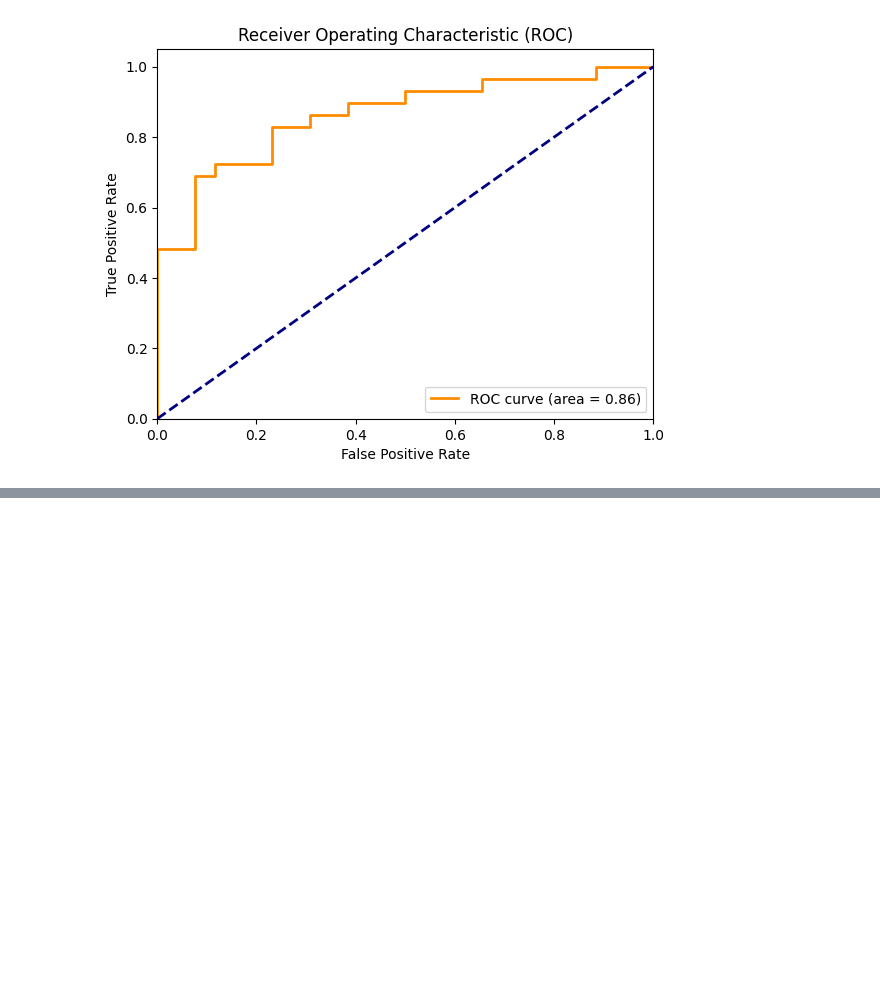
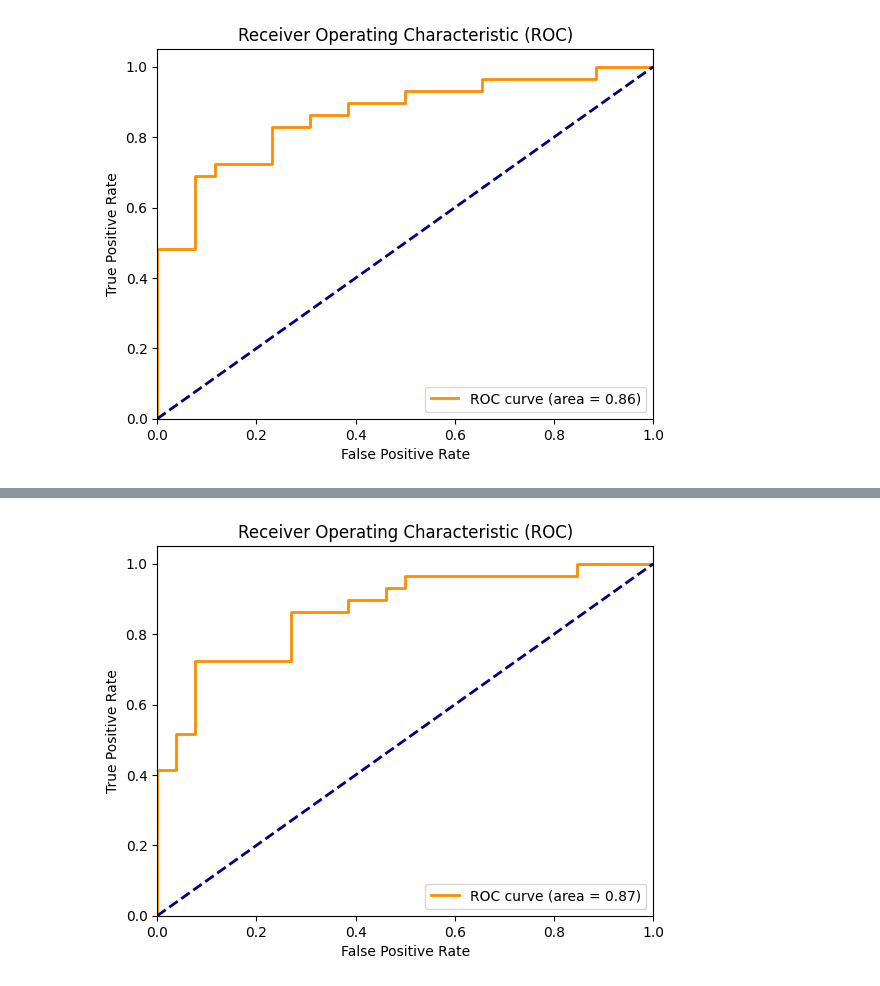
Before and after one commit to BertoloniLucas/SimaAI, a Jupyter notebook: models/SVM.ipynb, the cells around one changed output, grey strips where cells are left out. Drawn from its saved outputs; the diff is of its cells as text; code cells hidden in the pictures; blank space fills up the shorter version.

```diff
--- a/models/SVM.ipynb
+++ b/models/SVM.ipynb
@@ -92,0 +195,83 @@ ROC AUC: 0.86
+# %%
+import pandas as pd
+from sklearn.model_selection import train_test_split
+from sklearn.svm import SVC
+from sklearn.metrics import classification_report, confusion_matrix, roc_curve, roc_auc_score
+from sklearn.impute import SimpleImputer
+import matplotlib.pyplot as plt
+from hyperopt import fmin, tpe, hp, Trials, STATUS_OK
+from hyperopt.pyll.base import scope
+
+# Cargar los datos desde el CSV, ignorando la columna de índice
+file_path = 'C:\\Users\\48242450\\Documents\\Pruebas-Proyecto\\conversion_predictors_of_clinically_isolated_syndrome_to_multiple_sclerosis (2).csv'
+df = pd.read_csv(file_path, index_col=0)
+
+# Imputar valores faltantes
+imputer = SimpleImputer(strategy='mean')
+X = df.drop(['group', 'Initial_EDSS', 'Final_EDSS'], axis=1)
+y = df['group']
+X_imputed = imputer.fit_transform(X)
+
+# Dividir los datos en conjuntos de entrenamiento y prueba
+X_train, X_test, y_train, y_test = train_test_split(X_imputed, y, test_size=0.2, random_state=42)
+
+# Definir el espacio de búsqueda para HyperOpt
+space = {
+    'kernel': hp.choice('kernel', ['linear', 'rbf', 'poly']),
+    'C': hp.uniform('C', 0.1, 100),
+    'gamma': hp.choice('gamma', ['scale', 'auto']),
+    'degree': scope.int(hp.quniform('degree', 3, 5, 1))  # Asegurarse de que 'degree' sea un entero
+}
+
+# Función objetivo para minimizar
+def objective(params):
+    # Si 'kernel' es 'poly', asegúrate de que 'degree' sea relevante
+    if params['kernel'] == 'poly' and 'degree' not in params:
+        params['degree'] = 3  # O asigna un valor predeterminado si 'degree' no está en los parámetros
+
+    svm_model = SVC(probability=True, **params)
+    svm_model.fit(X_train, y_train)
+    y_prob = svm_model.predict_proba(X_test)[:, 1]
+    roc_auc = roc_auc_score(y_test, y_prob)
+    return {'loss': -roc_auc, 'status': STATUS_OK}
+
+# Ejecutar HyperOpt
+trials = Trials()
+best_params = fmin(fn=objective, space=space, algo=tpe.suggest, max_evals=100, trials=trials, rstate=None)
+
+# Convertir 'degree' a entero si es necesario
+best_params['degree'] = int(best_params['degree'])
+
+# Si 'kernel' es un índice en lugar del valor, asigna el valor correcto
+kernel_options = ['linear', 'rbf', 'poly']
+best_params['kernel'] = kernel_options[best_params['kernel']]
+
+# Ajustar el modelo con los mejores parámetros
+svm_model = SVC(probability=True, **best_params)
+svm_model.fit(X_train, y_train)
+
+# Hacer predicciones con el mejor modelo
+y_pred = svm_model.predict(X_test)
+y_prob = svm_model.predict_proba(X_test)[:, 1]
+
+# Evaluar el modelo
+print(confusion_matrix(y_test, y_pred))
+print(classification_report(y_test, y_pred))
+
+# Calcular ROC AUC
+fpr, tpr, _ = roc_curve(y_test, y_prob, pos_label=svm_model.classes_[1])
+roc_auc = roc_auc_score(y_test, y_prob)
+print(f'ROC AUC: {roc_auc:.2f}')
+
+# Graficar la curva ROC
+plt.figure()
+plt.plot(fpr, tpr, color='darkorange', lw=2, label='ROC curve (area = %0.2f)' % roc_auc)
+plt.plot([0, 1], [0, 1], color='navy', lw=2, linestyle='--')
+plt.xlim([0.0, 1.0])
+plt.ylim([0.0, 1.05])
+plt.xlabel('False Positive Rate')
+plt.ylabel('True Positive Rate')
+plt.title('Receiver Operating Characteristic (ROC)')
+plt.legend(loc='lower right')
+plt.show()
+# %% [output]
@@ -92,0 +290 @@ ROC AUC: 0.86
+[figure, added]
```
Also changed, not shown: parts of 5 cells of this notebook.
